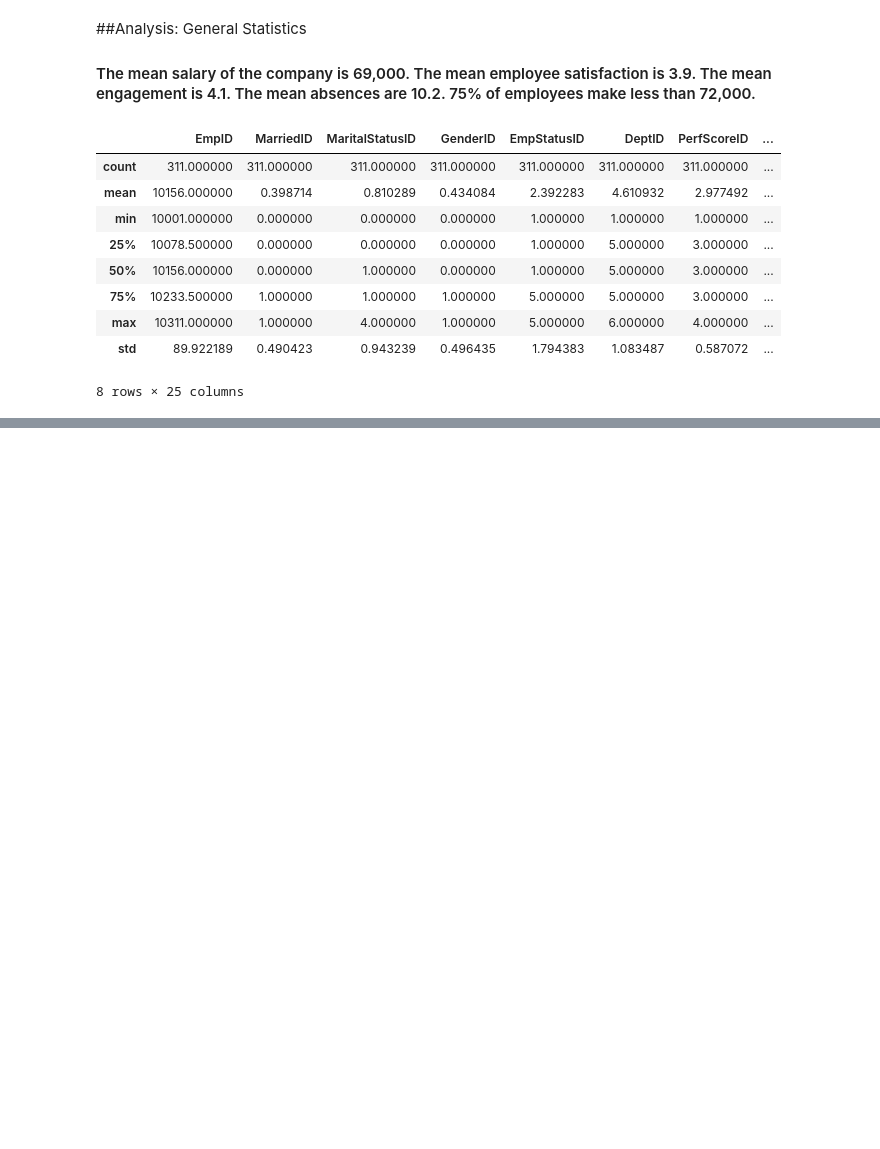
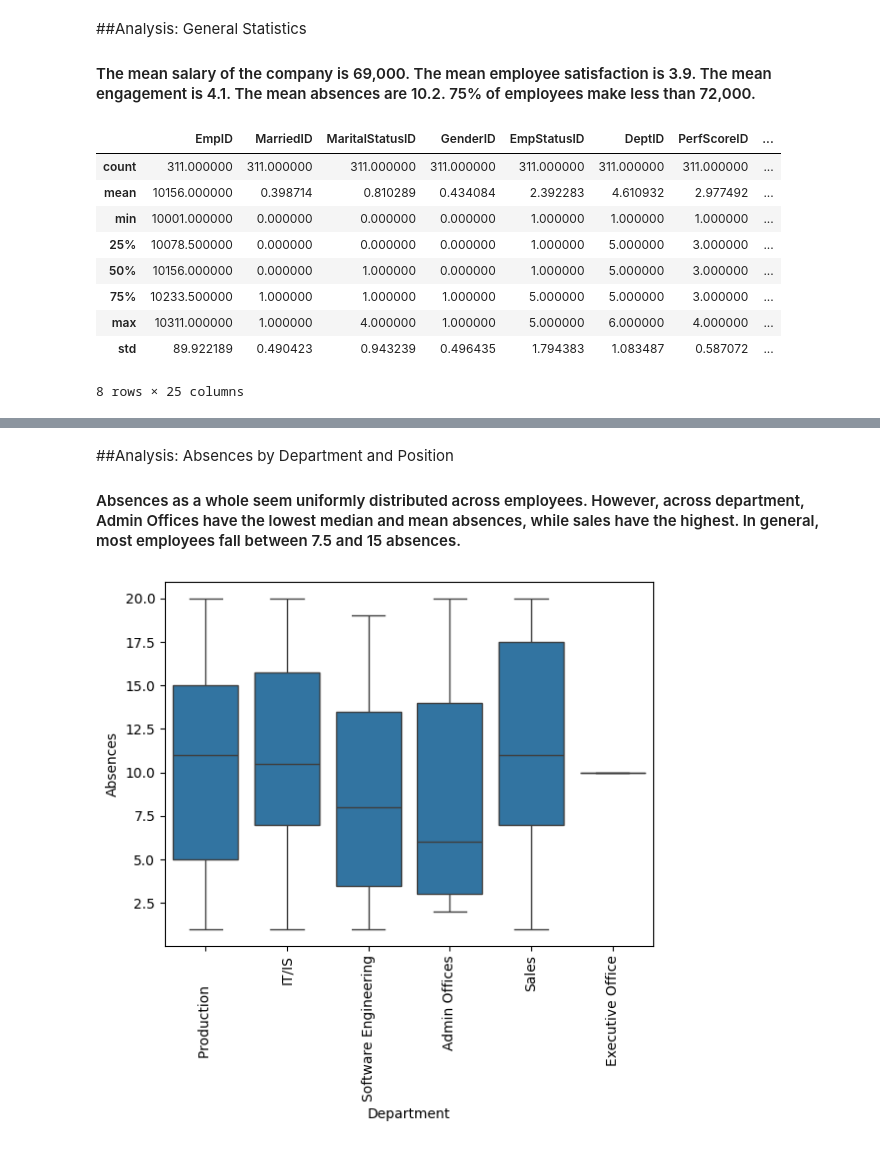
Before and after one commit to cristiangcev/Optimizing-Employee-Performance-Well-being, a Jupyter notebook: 02_exploratory_data_analysis.ipynb, the cells around one changed output, grey strips where cells are left out. Drawn from its saved outputs; the diff is of its cells as text; code cells hidden in the pictures; blank space fills up the shorter version.

```diff
--- a/02_exploratory_data_analysis.ipynb
+++ b/02_exploratory_data_analysis.ipynb
@@ -114,0 +102,9 @@ memory usage: 94.9+ KB
+# %% [markdown]
+##Analysis: Absences by Department and Position
+#### Absences as a whole seem uniformly distributed across employees. However, across department, Admin Offices have the lowest median and mean absences, while sales have the highest. In general, most employees fall between 7.5 and 15 absences.
+# %%
+sns.boxplot(data=df_eda, x='Department', y='Absences')
+plt.xticks(rotation=90)
+plt.show()
+# %% [output]
+[figure, added]
```
Also changed, not shown: parts of 4 cells of this notebook.
